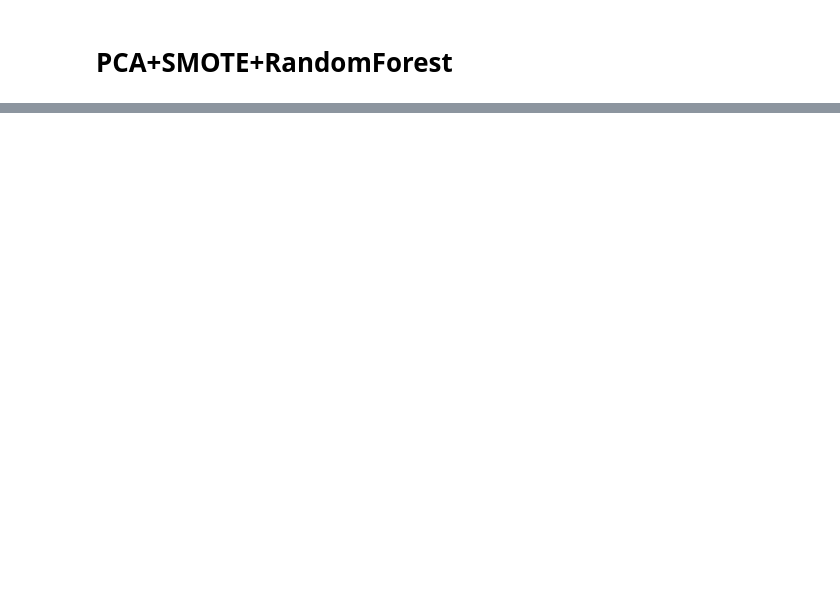
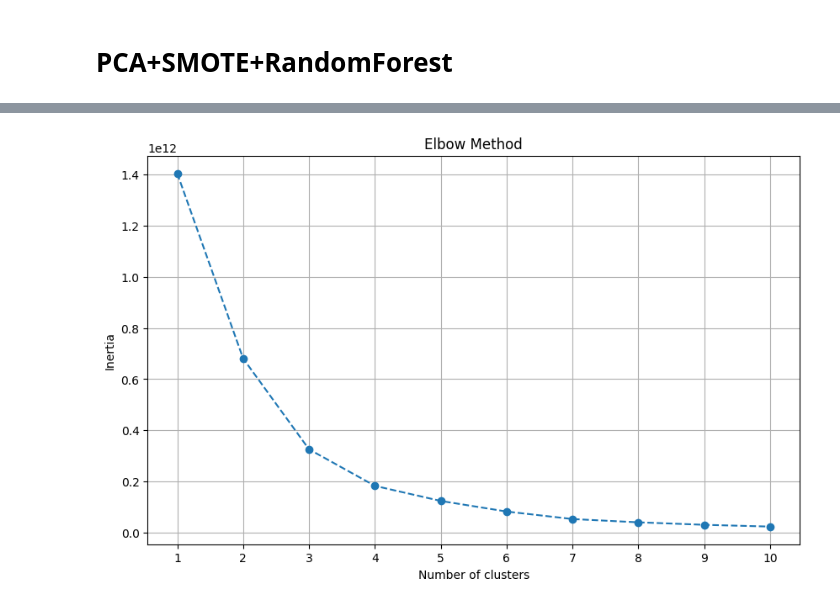
Before and after one commit to brother-beep/Kaggle-works, a Jupyter notebook: market-campaign-analysis.ipynb, the cells around one changed output, grey strips where cells are left out. Drawn from its saved outputs; the diff is of its cells as text; code cells hidden in the pictures; blank space fills up the shorter version.

Commit message:
Kaggle Notebook | Customer Personality analysis(EDA+KMeans) | Version 3

```diff
--- a/market-campaign-analysis.ipynb
+++ b/market-campaign-analysis.ipynb
@@ -538,0 +559,28 @@ Accuracy: 86.8304 %
+# %%
+from sklearn.cluster import KMeans
+from sklearn.decomposition import PCA
+import matplotlib.pyplot as plt
+
+
+# Apply PCA to reduce the dimensionality to 2 or 3
+#pca = PCA(n_components=2)  # Choose the number of components
+#X_pca = pca.fit_transform(X)
+
+# Determine the optimal number of clusters using the elbow method
+inertia = []
+for i in range(1, 11):
+    kmeans = KMeans(n_clusters=i, init='k-means++', random_state=42)
+    kmeans.fit(X)
+    inertia.append(kmeans.inertia_)
+
+# Plot the elbow curve
+plt.figure(figsize=(10, 6))
+plt.plot(range(1, 11), inertia, marker='o', linestyle='--')
+plt.xlabel('Number of clusters')
+plt.ylabel('Inertia')
+plt.title('Elbow Method')
+plt.xticks(range(1, 11))
+plt.grid(True)
+plt.show()
+# %% [output]
+[figure, added]
```
Also changed, not shown: parts of 9 cells of this notebook.
